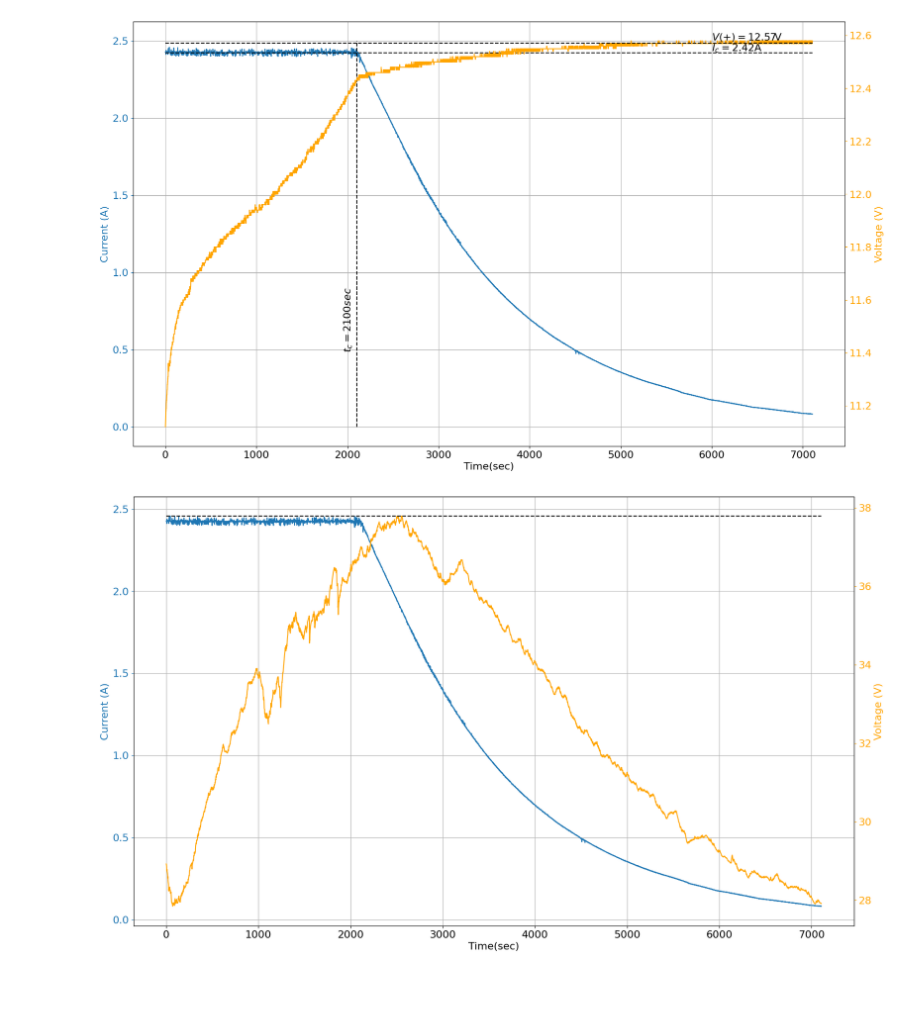
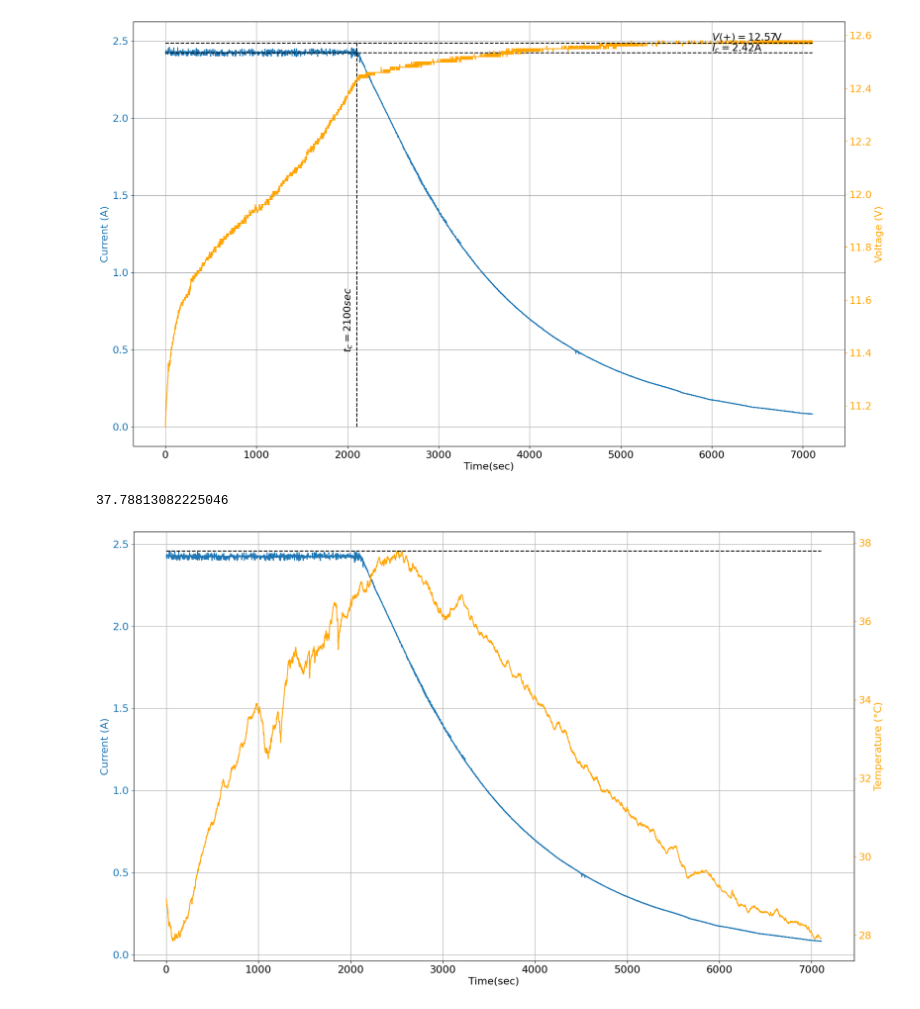
Before and after one commit to ParuHangRai-PRI/Battery-Charger-Analysis, a Jupyter notebook: code/charging comparison.ipynb, the cells around one changed output. Saved outputs shown, nothing was run; the diff lists cells and outputs as text; code cells hidden in the pictures.

```diff
--- a/code/charging comparison.ipynb
+++ b/code/charging comparison.ipynb
@@ -477,16 +436,18 @@ plt.show()
 # %%
 fig, ax = plt.subplots(figsize=(20,12))
 maxT = smot_tt.max()
+print(maxT)
 ax.plot(time2, df2['CHARGING_I(A)'])
 ax.set_xlabel('Time(sec)', fontsize = 16)
 ax.set_ylabel('Current (A)', fontsize = 16, color = '#1f77b4')
 ax.tick_params(axis='y', which='major', labelsize=16, colors = '#1f77b4')
 ax.tick_params(axis='x', which='major', labelsize=16)
 ax.grid(True)
 dplt = plt.twinx()
 dplt.plot(time2, smot_tt, color = 'orange')
 dplt.plot(time2, np.full(time2.size, maxT), color = 'black', ls = '--')
-dplt.set_ylabel('Voltage (V)', fontsize = 16, color = 'orange')
+dplt.set_ylabel('Temperature (°C)', fontsize = 16, color = 'orange')
 dplt.tick_params(axis='y', labelsize=16, colors = 'orange')
 # %% [output]
+37.78813082225046
-[figure, old version]
+[figure, new version]
```
Also changed, not shown: parts of 11 cells of this notebook.
